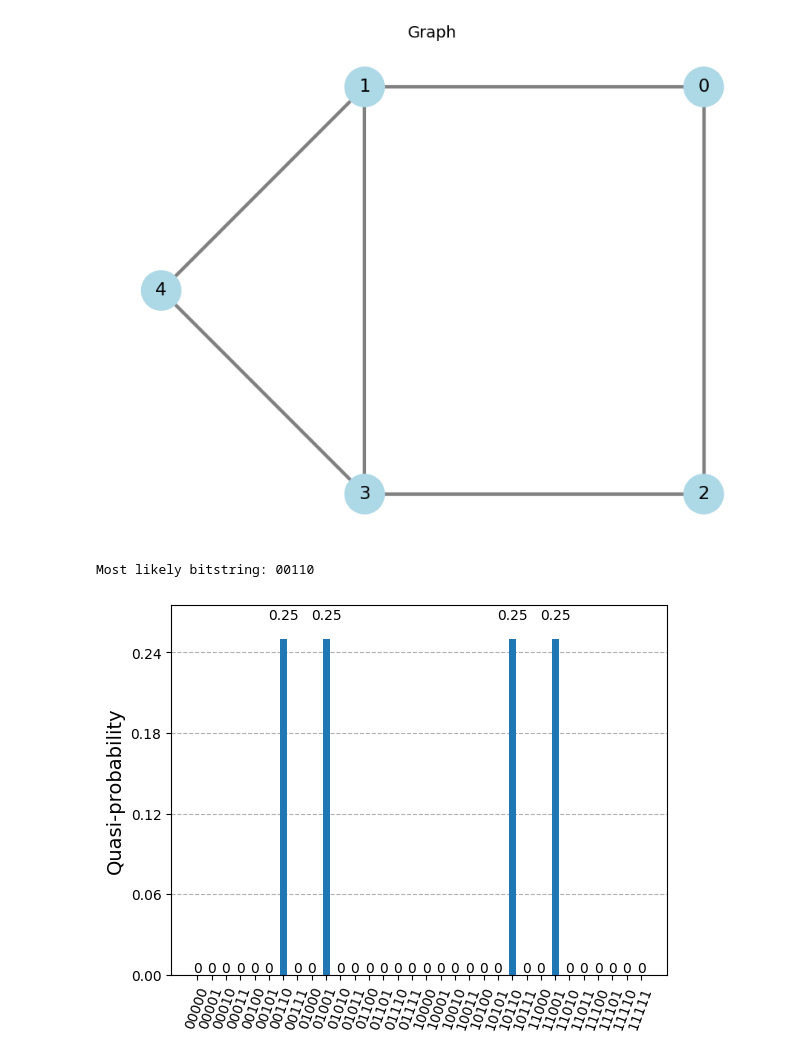
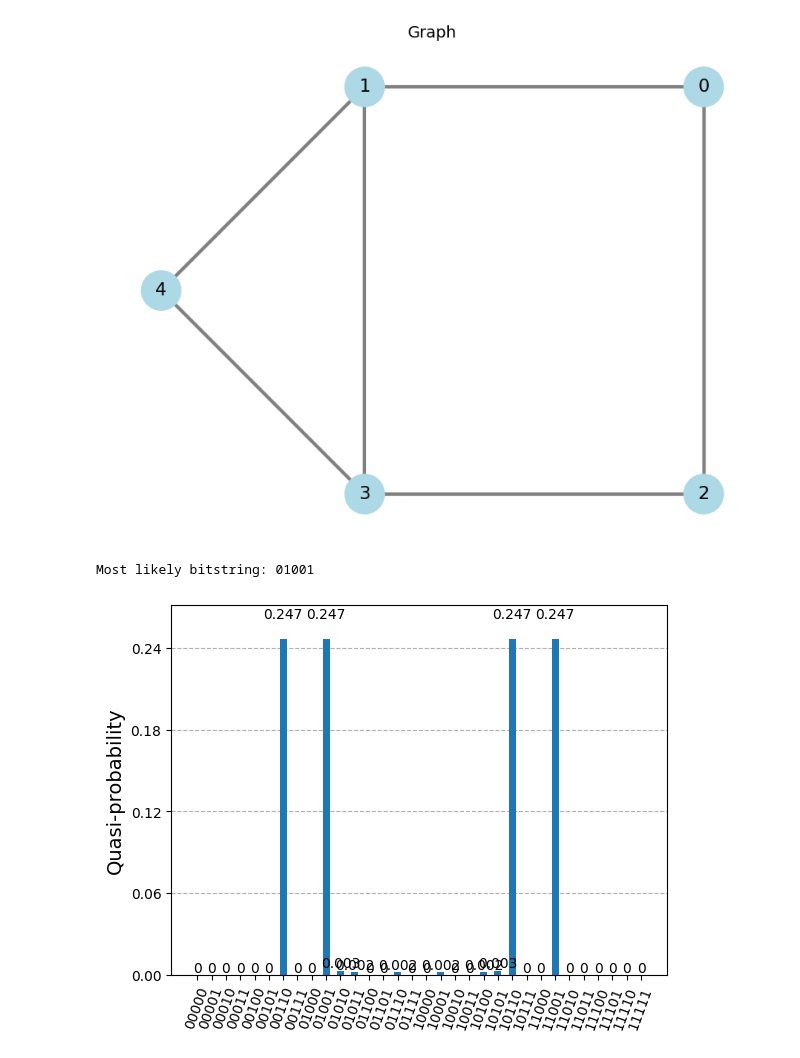
Before and after one commit to GalD101/qiskit_HW, a Jupyter notebook: max_cut_aqc.ipynb, the cells around one changed output. Drawn from its saved outputs; the diff is of its cells as text; code cells hidden in the pictures.

```diff
--- a/max_cut_aqc.ipynb
+++ b/max_cut_aqc.ipynb
@@ -65,40 +65,40 @@ n = 5
 edges = [(0, 1), (0, 2), (1, 3), (1, 4), (2, 3), (3, 4)]
 
 # Parameters for simulation
-T = 100               # total evolution time
-N_steps = 1000        # number of steps
+T = 10               # total evolution time
+N_steps = 50        # number of steps
 dt = T / N_steps
 
 # Build the circuit
 qc = QuantumCircuit(n)
 qc.h(range(n))  # initial |+> state
 
 for k in range(1, N_steps + 1):
     s = k / N_steps
     angle_x = 2 * (1 - s) * dt
-    angle_zz = s * dt
+    angle_zz = -2 * s * dt
 
     for i, j in edges:
-        qc.rzz(-2 * angle_zz, i, j)
+        qc.rzz(angle_zz, i, j) # e^{-i H_C dt}
 
     for q in range(n):
-        qc.rx(angle_x, q)
+        qc.rx(angle_x, q) # e^{-i H_B dt}
 
 
 
 qc.measure_all()
 
 # Run using the modern Sampler
 sampler = Sampler()
 result = sampler.run(qc).result()
 counts = result.quasi_dists[0].binary_probabilities()
 
 # Display the most likely solutions and histogram
 print("Most likely bitstring:", max(counts, key=counts.get))
 plot_histogram(counts)
 # %% [output]
-Most likely bitstring: 00110
+Most likely bitstring: 01001
-[figure, old version]
+[figure, new version]
 # %%
 # Sort the results by probability in descending order
 sorted_results = sorted(counts.items(), key=lambda item: item[1], reverse=True)
```
Also changed, not shown: parts of 1 cell of this notebook.
